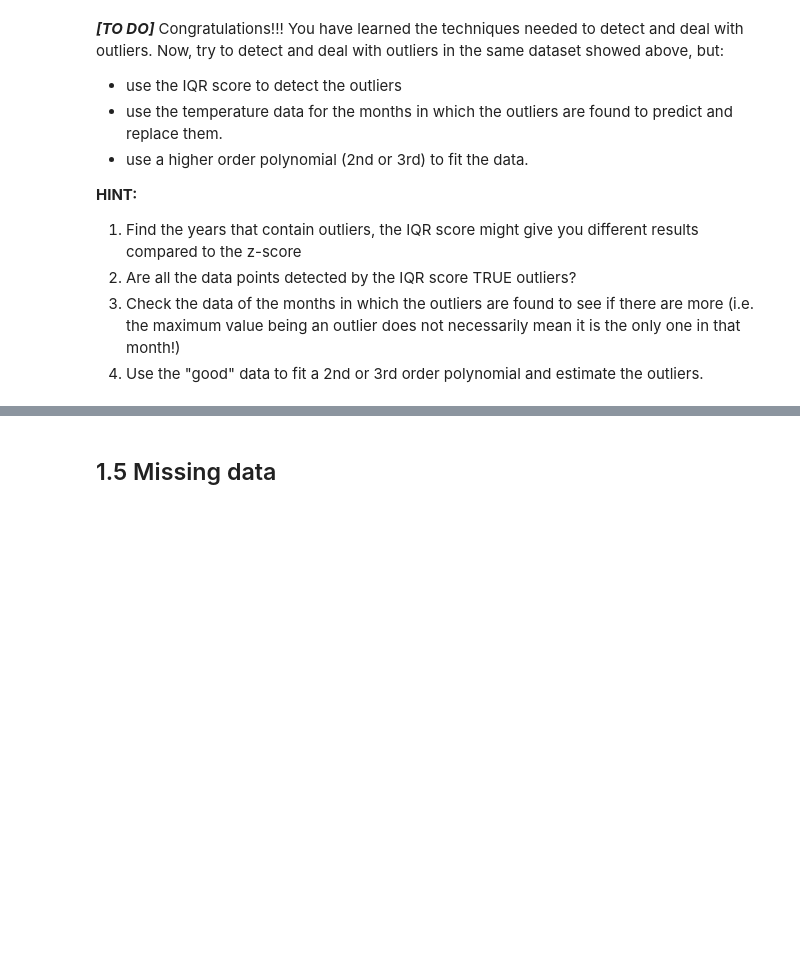
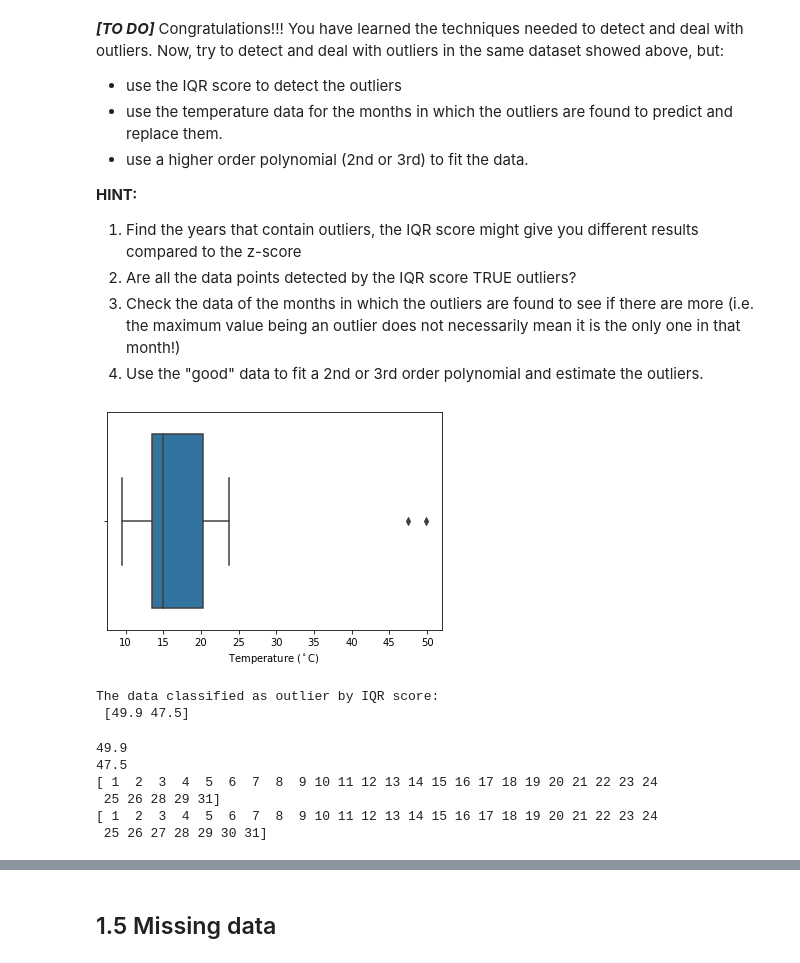
Before and after one commit to UCL-ELEC0136/2-data-processing-nicogig, a Jupyter notebook: 2-data-processing.ipynb, the cells around one changed output, grey strips where cells are left out. Cells and saved outputs as stored; diff of their text form; code cells hidden in the pictures; blank space fills up the shorter version.

```diff
--- a/2-data-processing.ipynb
+++ b/2-data-processing.ipynb
@@ -686,0 +678,50 @@ After replacing, the outlier value predicted by a regression model is:
+# %%
+may_2006_temps = []
+days = range(1, 32)
+
+for day in days:
+        may_2006_temps.append(df_resampled['Odense'].loc[f'2006-05-{day} 00:00:00':f'2006-05-{day} 23:59:59', 'Temp'].max())
+
+
+# extract all the data except the last one because it is a NaN, which is missing value.
+# We will see shortly how to deal with missing value.
+
+outlier_dataset = np.array(may_2006_temps)
+outlier_days = np.array(days)
+
+# box plot
+sns.boxplot(outlier_dataset)
+plt.xlabel(r'Temperature ($^\circ$C)')
+plt.show()
+# %% [output]
+[figure, added]
+# %%
+Q1 = np.quantile(outlier_dataset,0.25)
+Q3 = np.quantile(outlier_dataset,0.75)
+IQR = Q3-Q1
+Minimum = Q1-1.5*IQR
+Maximum = Q3+1.5*IQR
+
+# find values that meets the conditions: (outlier_dataset<Minimum) or (outlier_dataset>Maximum)
+outlier_by_IQR_Score=outlier_dataset[(outlier_dataset<Minimum) | (outlier_dataset>Maximum)]
+print('The data classified as outlier by IQR score:\r\n', outlier_by_IQR_Score)
+# %% [output]
+The data classified as outlier by IQR score:
+ [49.9 47.5]
+# %%
+outlier_by_IQR_Score = np.array(outlier_by_IQR_Score)
+outlier_dataset = np.array(outlier_dataset)
+
+dropped_outlier_dataset = np.copy(outlier_dataset)
+dropped_outlier_days = np.copy(outlier_days)
+
+for outlier in outlier_by_IQR_Score:
+    dropped_outlier_days = dropped_outlier_days[dropped_outlier_dataset != outlier]
+    dropped_outlier_dataset = dropped_outlier_dataset[dropped_outlier_dataset != outlier]
+# %% [output]
+49.9
+47.5
+[ 1  2  3  4  5  6  7  8  9 10 11 12 13 14 15 16 17 18 19 20 21 22 23 24
+ 25 26 28 29 31]
+[ 1  2  3  4  5  6  7  8  9 10 11 12 13 14 15 16 17 18 19 20 21 22 23 24
+ 25 26 27 28 29 30 31]
```
Also changed, not shown: parts of 3 cells of this notebook.
